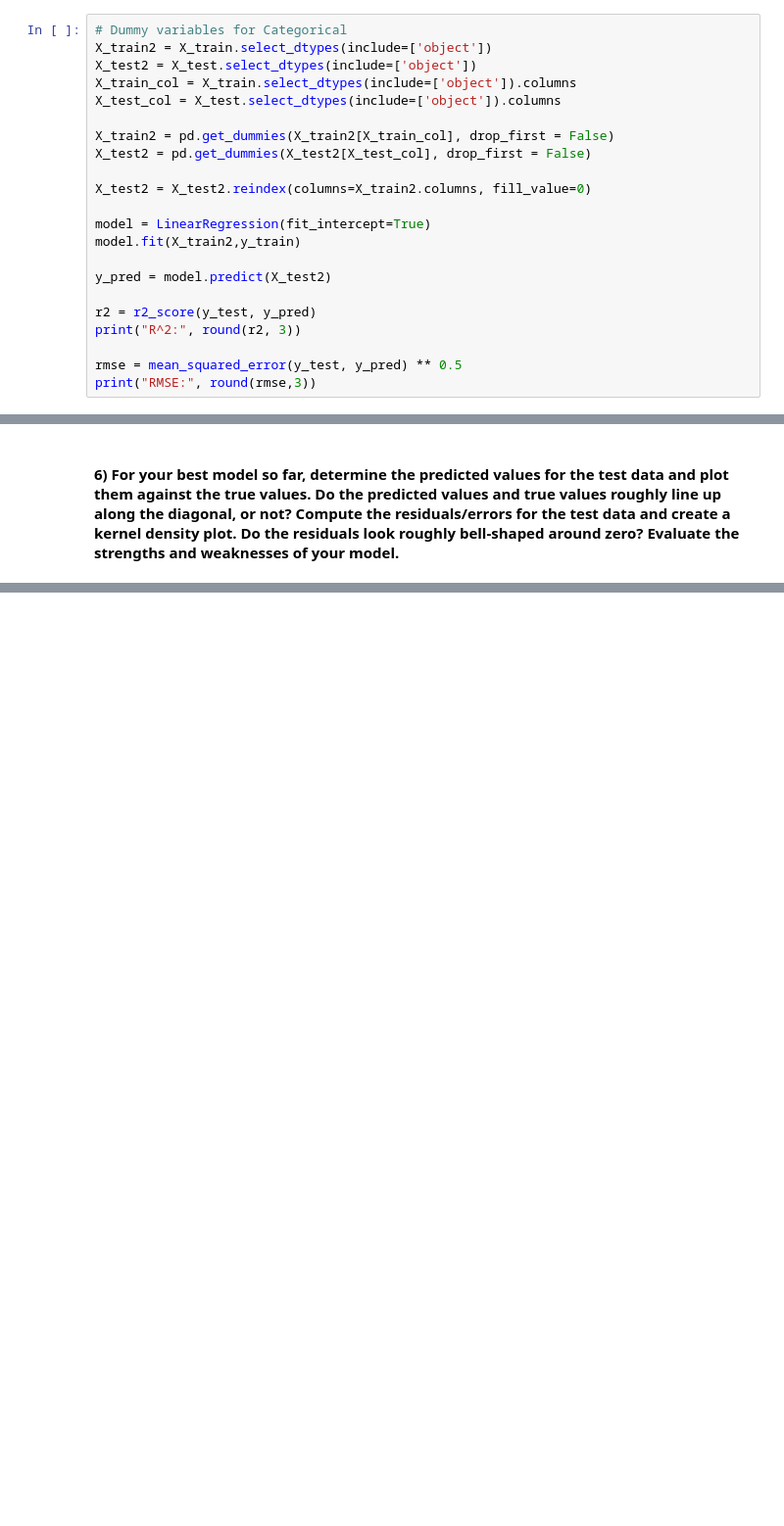
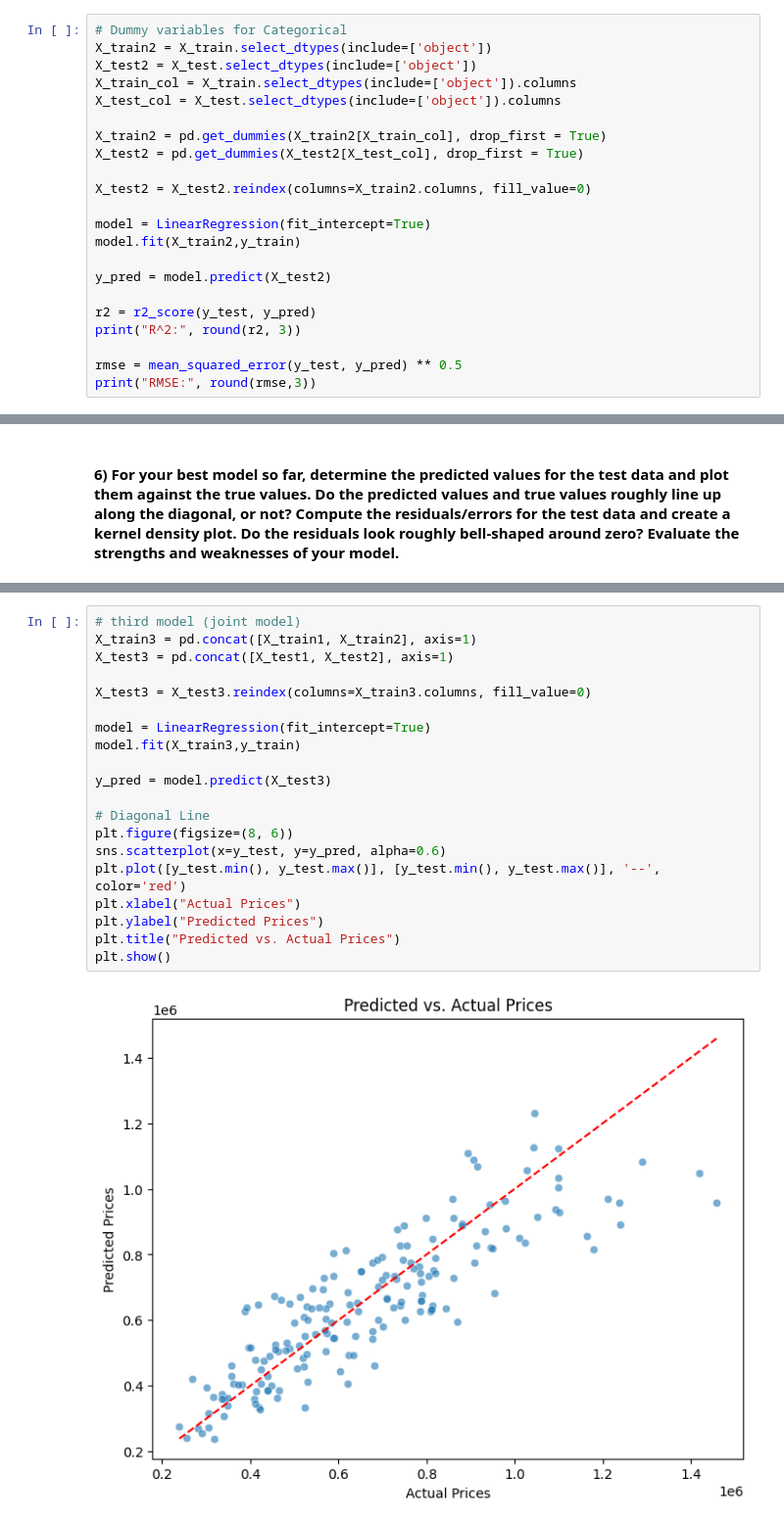
Before and after one commit to PatrickHo718/DS-3021, a Jupyter notebook: 05.1_reg_data_prep/lab4.ipynb, the cells around one changed output, grey strips where cells are left out. Shown at 98% size. Saved outputs shown, nothing was run; the diff lists cells and outputs as text; blank space fills up the shorter version.

```diff
--- a/05.1_reg_data_prep/lab4.ipynb
+++ b/05.1_reg_data_prep/lab4.ipynb
@@ -374,8 +383,8 @@ X_test2 = X_test.select_dtypes(include=['object'])
 X_train_col = X_train.select_dtypes(include=['object']).columns
 X_test_col = X_test.select_dtypes(include=['object']).columns
 
-X_train2 = pd.get_dummies(X_train2[X_train_col], drop_first = False)
-X_test2 = pd.get_dummies(X_test2[X_test_col], drop_first = False)
+X_train2 = pd.get_dummies(X_train2[X_train_col], drop_first = True)
+X_test2 = pd.get_dummies(X_test2[X_test_col], drop_first = True)
 
 X_test2 = X_test2.reindex(columns=X_train2.columns, fill_value=0)
 
@@ -459,0 +471,22 @@ As the degrees increase, the R^2 for both training and testing increase a little
+# %%
+# third model (joint model)
+X_train3 = pd.concat([X_train1, X_train2], axis=1)
+X_test3 = pd.concat([X_test1, X_test2], axis=1)
+
+X_test3 = X_test3.reindex(columns=X_train3.columns, fill_value=0)
+
+model = LinearRegression(fit_intercept=True)
+model.fit(X_train3,y_train)
+
+y_pred = model.predict(X_test3)
+
+# Diagonal Line
+plt.figure(figsize=(8, 6))
+sns.scatterplot(x=y_test, y=y_pred, alpha=0.6)
+plt.plot([y_test.min(), y_test.max()], [y_test.min(), y_test.max()], '--', color='red')
+plt.xlabel("Actual Prices")
+plt.ylabel("Predicted Prices")
+plt.title("Predicted vs. Actual Prices")
+plt.show()
+# %% [output]
+[figure, added]
```
Also changed, not shown: parts of 8 cells of this notebook.
